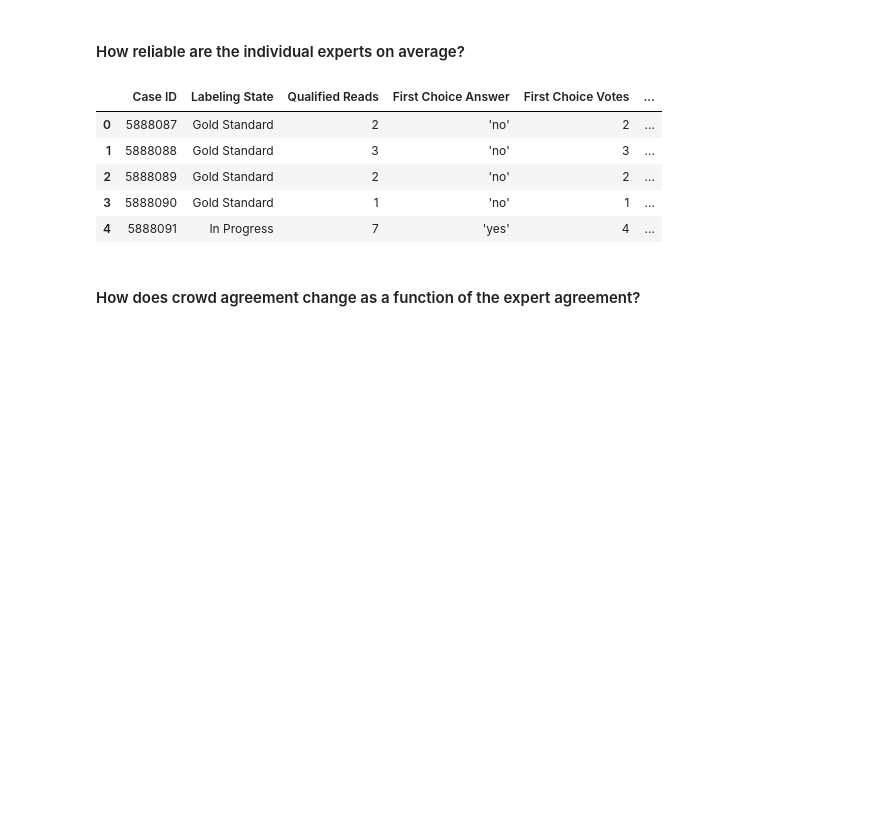
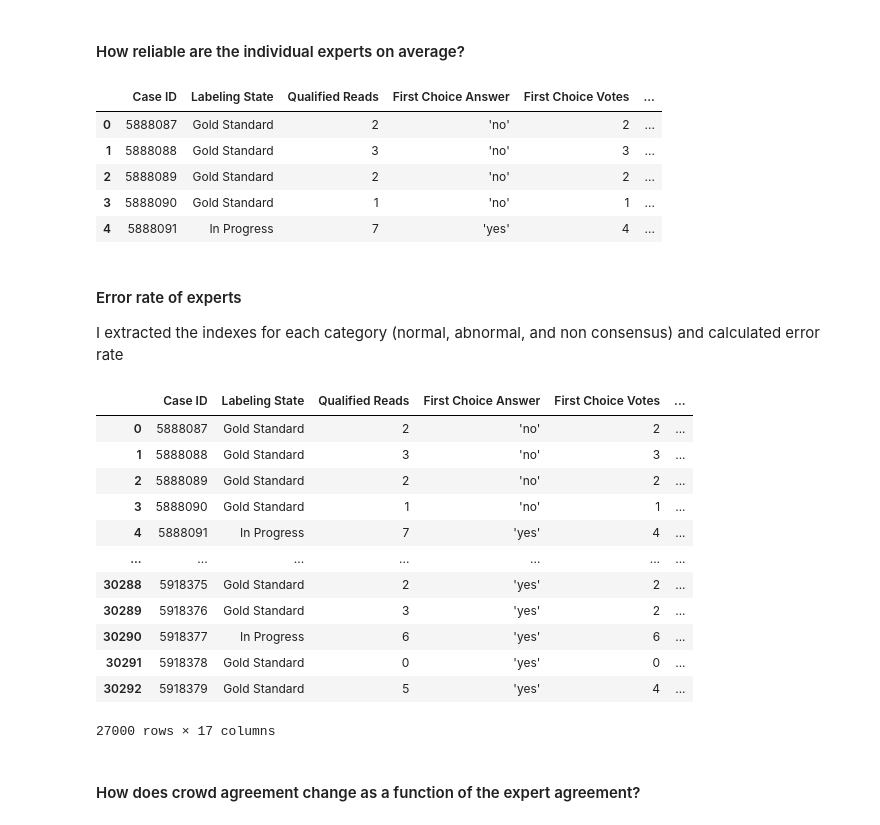
Before and after one commit to jess-valiarovski/OA-medical-images, a Jupyter notebook: exploratory_analysis.ipynb, the cells around one changed output. Saved outputs shown, nothing was run; the diff lists cells and outputs as text; code cells hidden in the pictures; blank space fills up the shorter version.

Commit message:
Calculated expert error rate

```diff
--- a/exploratory_analysis.ipynb
+++ b/exploratory_analysis.ipynb
@@ -170,7 +171,7 @@ df.head()
 #fig = px.bar(df, x= "Expert Majority", y="Expert: Abnormal Votes", facet_col)
 #fig.show()
 #FIX NaN
-df.fillna('split', inplace=True)
+df.fillna('', inplace=True) #how to replace the blank value?
 df['Expert Majority'].value_counts()
 df.head()
 # %% [output]
@@ -180,6 +181,29 @@ df.head()
 | 2 | 5888089 | Gold Standard | 2 | 'no' | 2 | ... |
 | 3 | 5888090 | Gold Standard | 1 | 'no' | 1 | ... |
 | 4 | 5888091 | In Progress | 7 | 'yes' | 4 | ... |
+# %% [markdown]
+#### Error rate of experts
+I extracted the indexes for each category (normal, abnormal, and non consensus) and calculated error rate
+# %%
+
+EM_yes = df.index[df['Expert Majority'] == "'yes'"].tolist()
+df['Error Rate'] = df['Expert: Normal Votes'][EM_yes]/expert_count
+EM_no = df.index[df['Expert Majority'] == "'no'"].tolist()
+df['Error Rate'] = df['Expert: Abnormal Votes'][EM_no]/expert_count
+# %% [output]
+|  | Case ID | Labeling State | Qualified Reads | First Choice Answer | First Choice Votes | ... |
+| 0 | 5888087 | Gold Standard | 2 | 'no' | 2 | ... |
+| 1 | 5888088 | Gold Standard | 3 | 'no' | 3 | ... |
+| 2 | 5888089 | Gold Standard | 2 | 'no' | 2 | ... |
+| 3 | 5888090 | Gold Standard | 1 | 'no' | 1 | ... |
+| 4 | 5888091 | In Progress | 7 | 'yes' | 4 | ... |
+| ... | ... | ... | ... | ... | ... | ... |
+| 30288 | 5918375 | Gold Standard | 2 | 'yes' | 2 | ... |
+| 30289 | 5918376 | Gold Standard | 3 | 'yes' | 2 | ... |
+| 30290 | 5918377 | In Progress | 6 | 'yes' | 6 | ... |
+| 30291 | 5918378 | Gold Standard | 0 | 'yes' | 0 | ... |
+| 30292 | 5918379 | Gold Standard | 5 | 'yes' | 4 | ... |
+27000 rows × 17 columns
 # %%
 #pip install jupyter-dash
 import plotly.express as px
```
Also changed, not shown: parts of 6 cells of this notebook.
